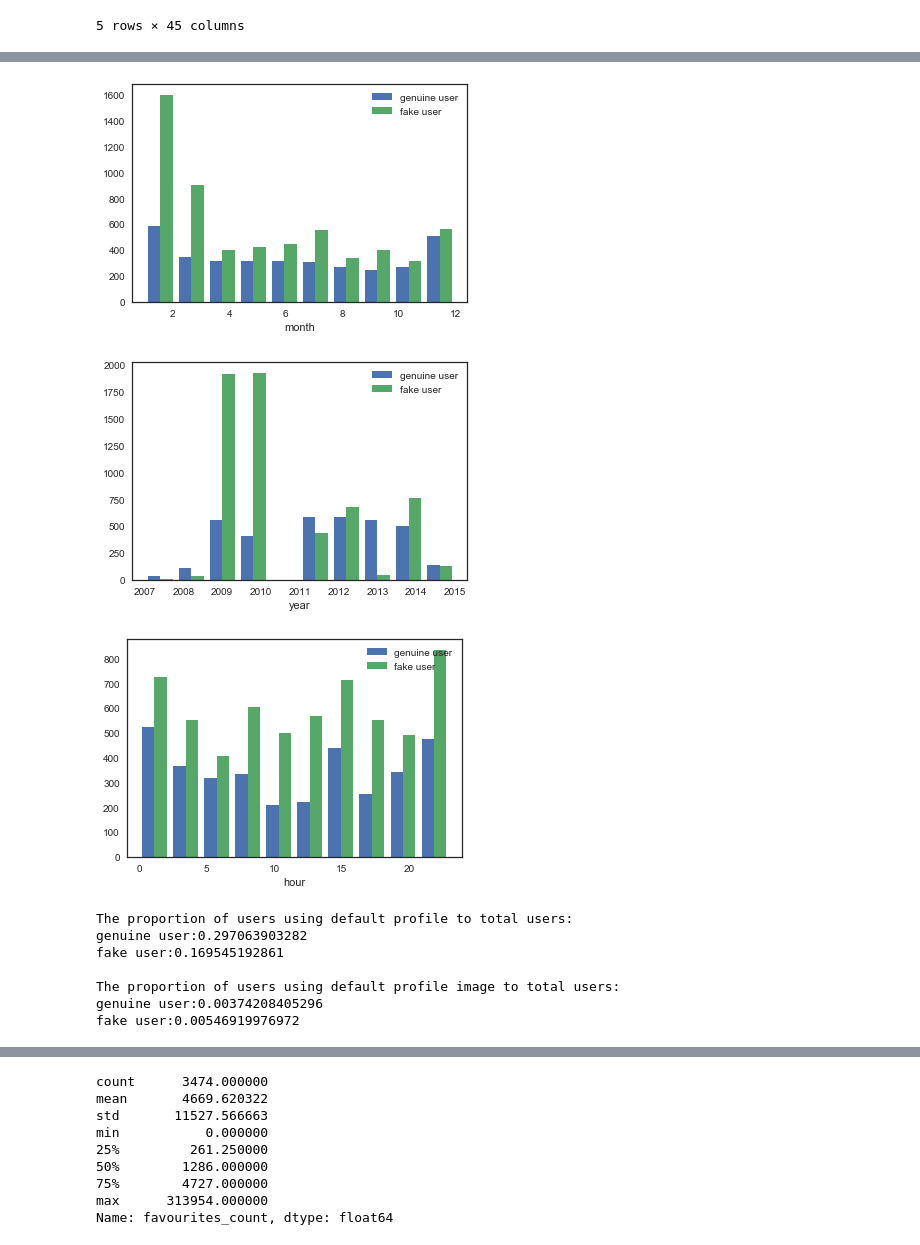
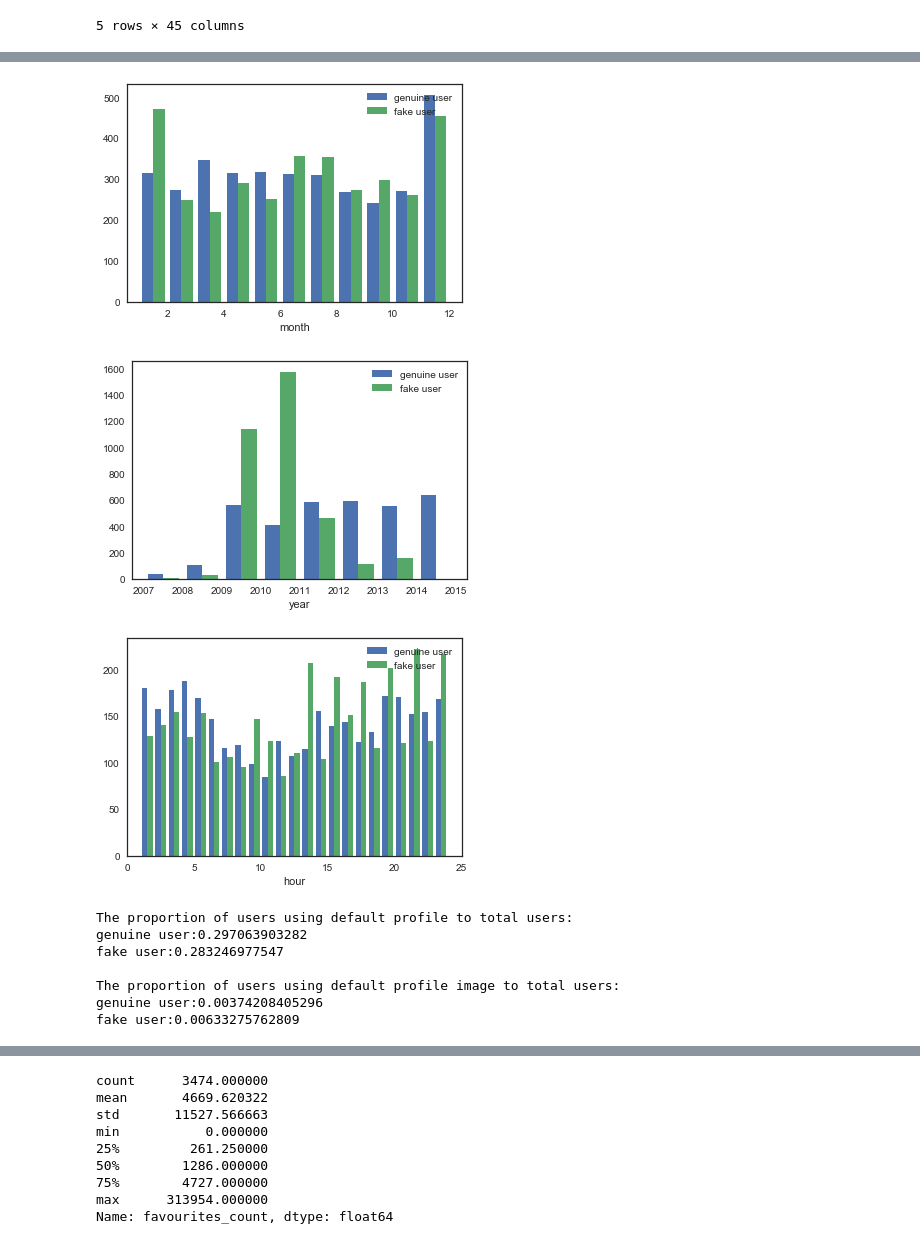
Before and after one commit to letheyue/TESLA-twitter-suspension-learning, a Jupyter notebook: data visualization/data_visualization_yy.ipynb, the cells around one changed output, grey strips where cells are left out. Cells and saved outputs as stored; diff of their text form; code cells hidden in the pictures.

Commit message:
Update fake data, add survival time feature

```diff
--- a/data visualization/data_visualization_yy.ipynb
+++ b/data visualization/data_visualization_yy.ipynb
@@ -21,6 +20,6 @@ fake followers top 507,
 The total users of spam is 3474.
 # %%
-# import pandas as pd
+import pandas as pd
 import warnings
 warnings.filterwarnings("ignore")
 import seaborn as sns
@@ -31,7 +30,7 @@ sns.set(style="white", color_codes=True)
 # genuine_user count: 3474
 genuine_user = pd.read_csv("data/genuine_accounts/users.csv")
 # fake followers count: top 477
-fake_user = pd.read_csv("data/fake_followers.csv/users.csv", nrows = 507)
+fake_user = pd.read_csv("data/fake_followers.csv/users.csv", nrows = 1007)
 # social 1 retweeters of Italian political candidate count: top 500
 social_1 = pd.read_csv("data/social_spambots_1.csv/users.csv", nrows = 500)
 # social 2 paid apps for mobile devices
@@ -39,7 +38,7 @@ social_2 = pd.read_csv("data/social_spambots_2.csv/users.csv", nrows = 500)
 # social 3 products on sale at Amazon.com
 social_3 = pd.read_csv("data/social_spambots_3.csv/users.csv")
 # tradition 1 training set used by someone
-tradition_1 = pd.read_csv("data/traditional_spambots_1.csv/users.csv", nrows = 500)
+# tradition_1 = pd.read_csv("data/traditional_spambots_1.csv/users.csv", nrows = 500)
 # tradition 2 scam URLS
 tradition_2 = pd.read_csv("data/traditional_spambots_2.csv/users.csv")
 # tradition 3 automated accounts spamming job offers
@@ -52,7 +51,7 @@ list_.append(fake_user)
 list_.append(social_1)
 list_.append(social_2)
 list_.append(social_3)
-list_.append(tradition_1)
+# list_.append(tradition_1)
 list_.append(tradition_2)
 list_.append(tradition_3)
 list_.append(tradition_4)
@@ -251,25 +256,29 @@ combined_fake.head()
 # %%
 import matplotlib.pyplot as plt
 import numpy as np
 
-plt.hist([genuine_user['month'], combined_fake['month']], label=['genuine user', 'fake user'])
+bins = [1,2,3,4,5,6,7,8,9,10,11,12]
+plt.hist([genuine_user['month'], combined_fake['month']], bins = bins,label=['genuine user', 'fake user'])
 plt.legend(loc='upper right')
 plt.xlabel('month')
 plt.show()
 
-plt.hist([genuine_user['year'], combined_fake['year']], label=['genuine user', 'fake user'])
+bins = [2007,2008,2009,2010,2011,2012,2013,2014,2015]
+
+plt.hist([genuine_user['year'], combined_fake['year']], bins = bins, label=['genuine user', 'fake user'])
 plt.legend(loc='upper right')
 plt.xlabel('year')
 plt.show()
 
-plt.hist([genuine_user['hour'], combined_fake['hour']], label=['genuine user', 'fake user'])
+bins = range(1,25)
+plt.hist([genuine_user['hour'], combined_fake['hour']], bins = bins, label=['genuine user', 'fake user'])
 plt.legend(loc='upper right')
 plt.xlabel('hour')
 plt.show()
 # %% [output]
-[figure, old version]
+[figure, new version]
-[figure, old version]
+[figure, new version]
-[figure, old version]
+[figure, new version]
 # %%
 ratio_genuine_user = float(genuine_user["default_profile"].count()) / genuine_user["id"].count()
 ratio_fake_user = float(combined_fake["default_profile"].count()) / combined_fake["id"].count()
@@ -289,11 +298,11 @@ print("fake user:" + str(ratio_fake_user_image))
 # %% [output]
 The proportion of users using default profile to total users:
 genuine user:0.297063903282
-fake user:0.169545192861
+fake user:0.283246977547
 
 The proportion of users using default profile image to total users:
 genuine user:0.00374208405296
-fake user:0.00546919976972
+fake user:0.00633275762809
 # %%
 genuine_length_of_description = list()
 fake_length_of_description = list()
```
Also changed, not shown: parts of 16 cells of this notebook.
